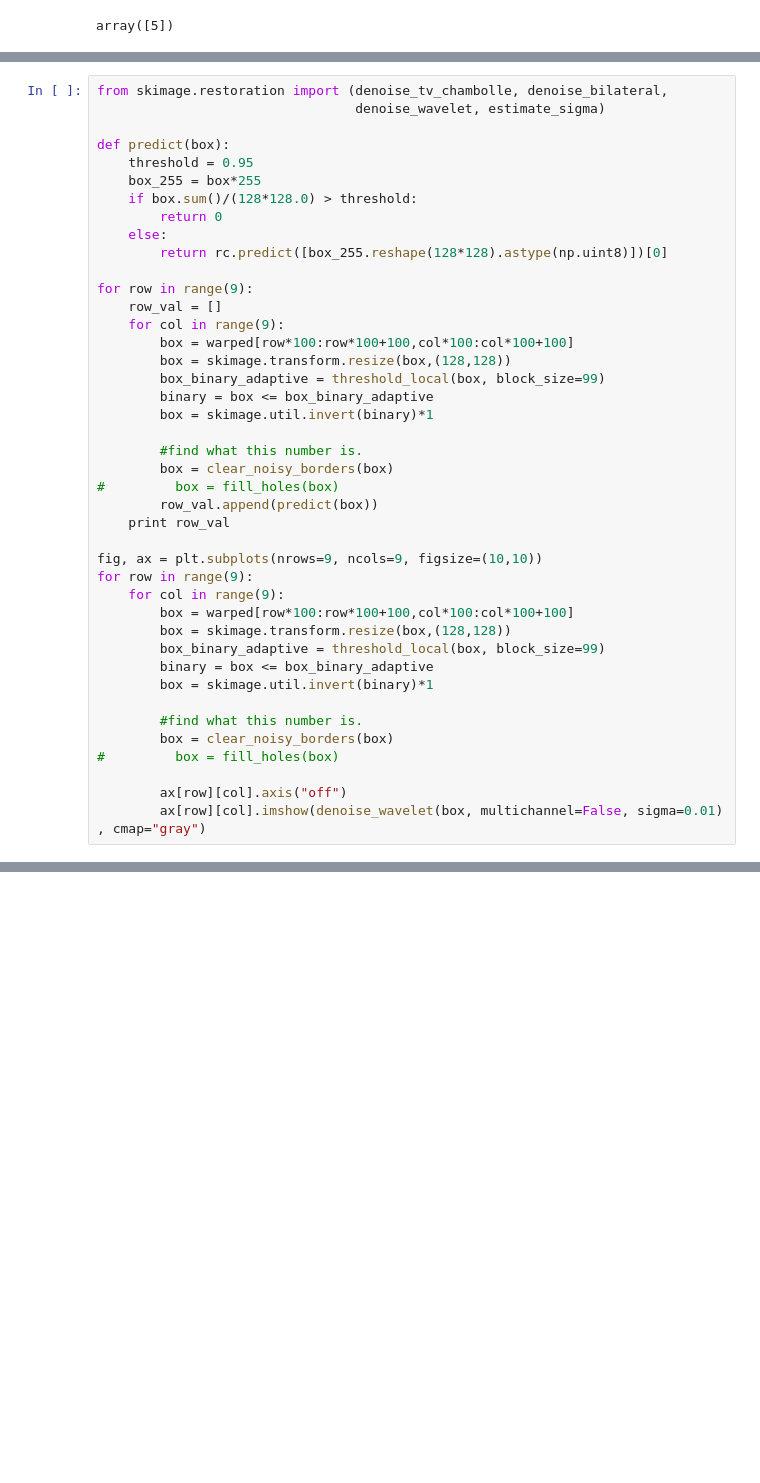
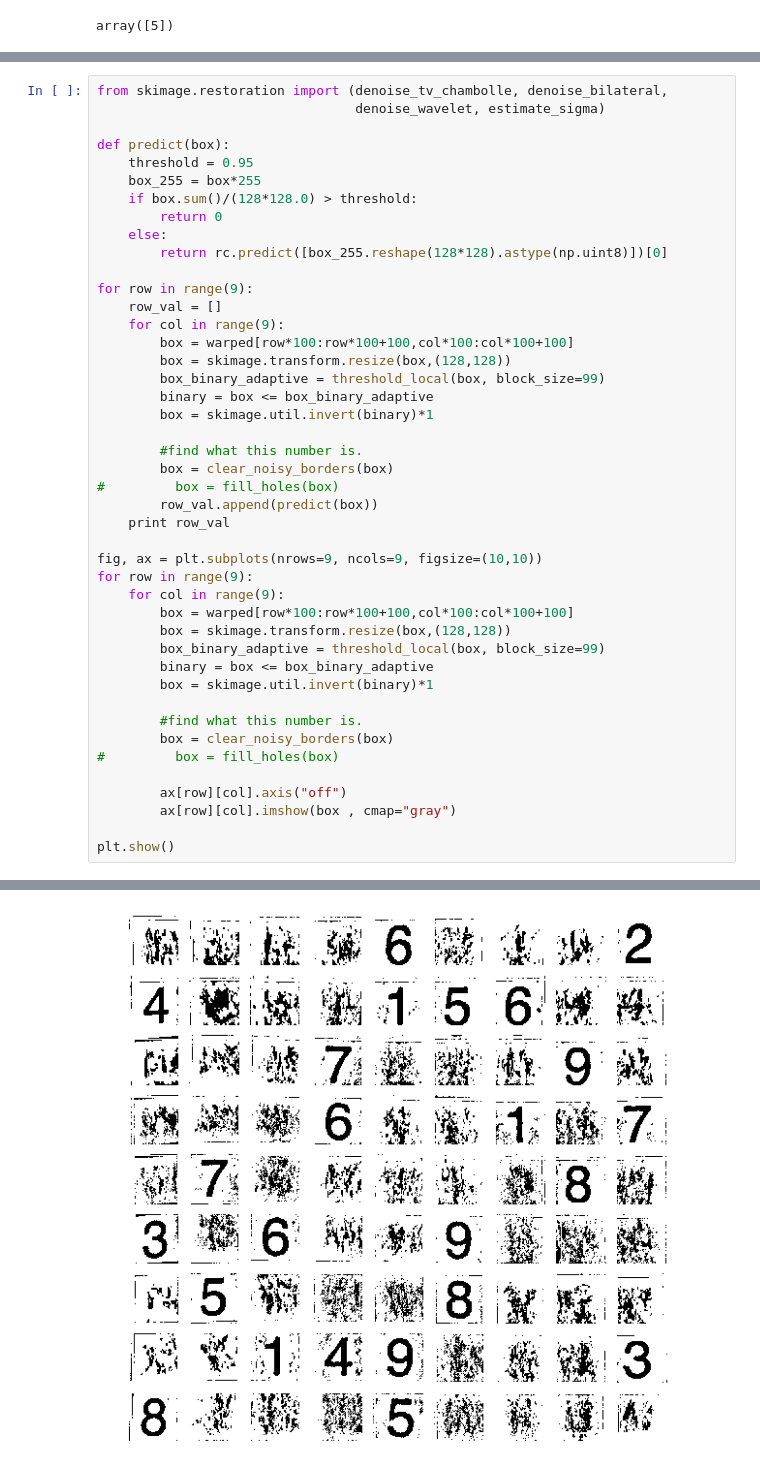
Before and after one commit to muthuspark/ml_research, a Jupyter notebook: sudoku extracting from newspaper image-Copy1.ipynb, the cells around one changed output, grey strips where cells are left out. Drawn from its saved outputs; the diff is of its cells as text; blank space fills up the shorter version.

```diff
--- a/sudoku extracting from newspaper image-Copy1.ipynb
+++ b/sudoku extracting from newspaper image-Copy1.ipynb
@@ -344,5 +350,7 @@ for row in range(9):
 #         box = fill_holes(box)
 
         ax[row][col].axis("off")
-        ax[row][col].imshow(denoise_wavelet(box, multichannel=False, sigma=0.01) , cmap="gray")
+        ax[row][col].imshow(box , cmap="gray")
+
+plt.show()
 # %% [output]
@@ -357,0 +366 @@ for row in range(9):
+[figure, added]
```
Also changed, not shown: parts of 8 cells of this notebook.
